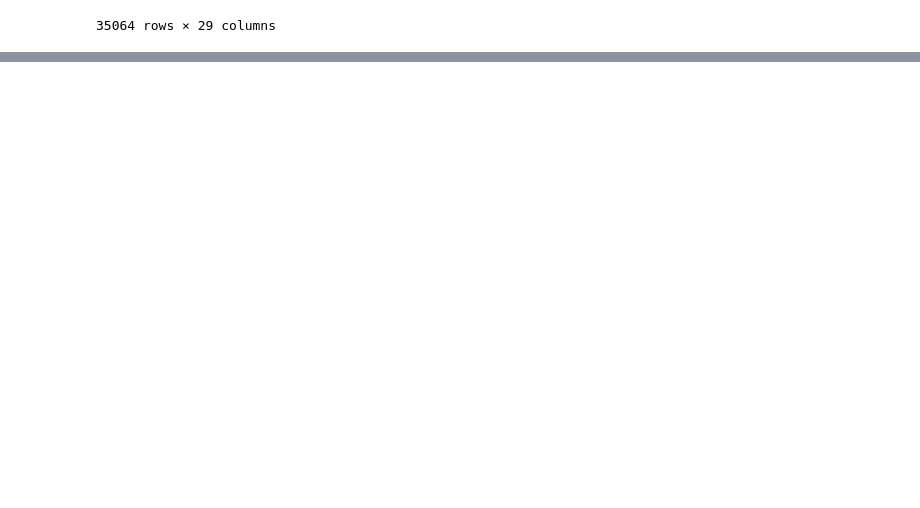
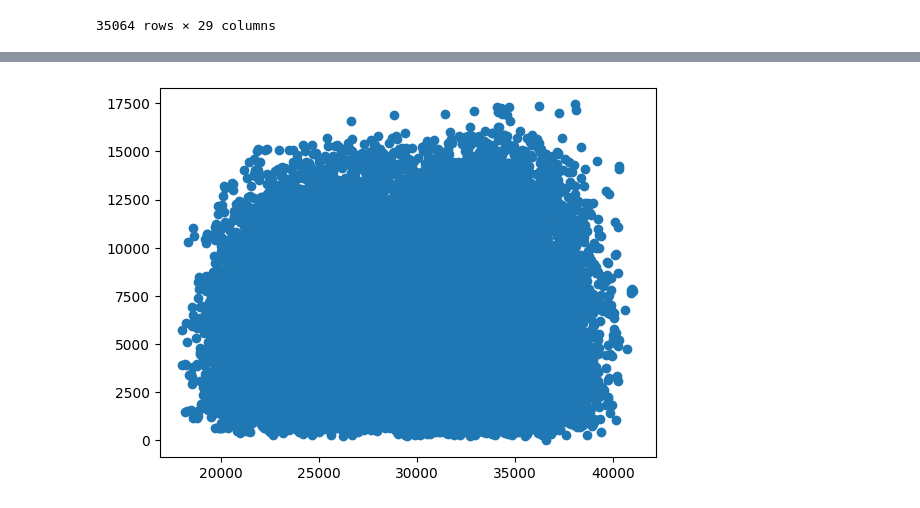
Before and after one commit to ArturoMachuca/IA_2024_01, a Jupyter notebook: Graficos.ipynb, the cells around one changed output, grey strips where cells are left out. Drawn from its saved outputs; the diff is of its cells as text; code cells hidden in the pictures; blank space fills up the shorter version.

```diff
--- a/Graficos.ipynb
+++ b/Graficos.ipynb
@@ -54,0 +73,6 @@ plt.show()
+# %%
+y2 = X.iloc[:,2]
+plt.scatter(y,y2)
+plt.show()
+# %% [output]
+[figure, added]
```
Also changed, not shown: parts of 16 cells of this notebook.
